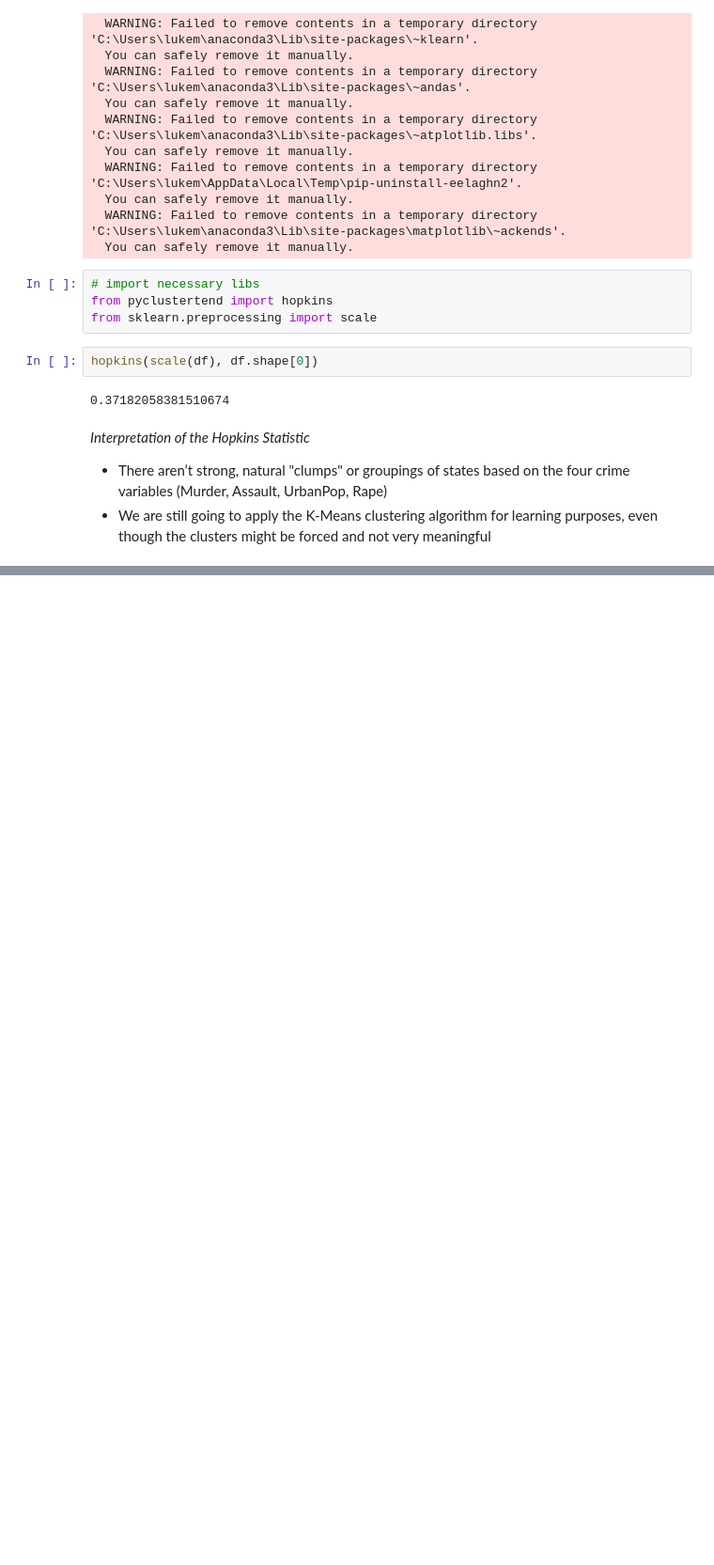
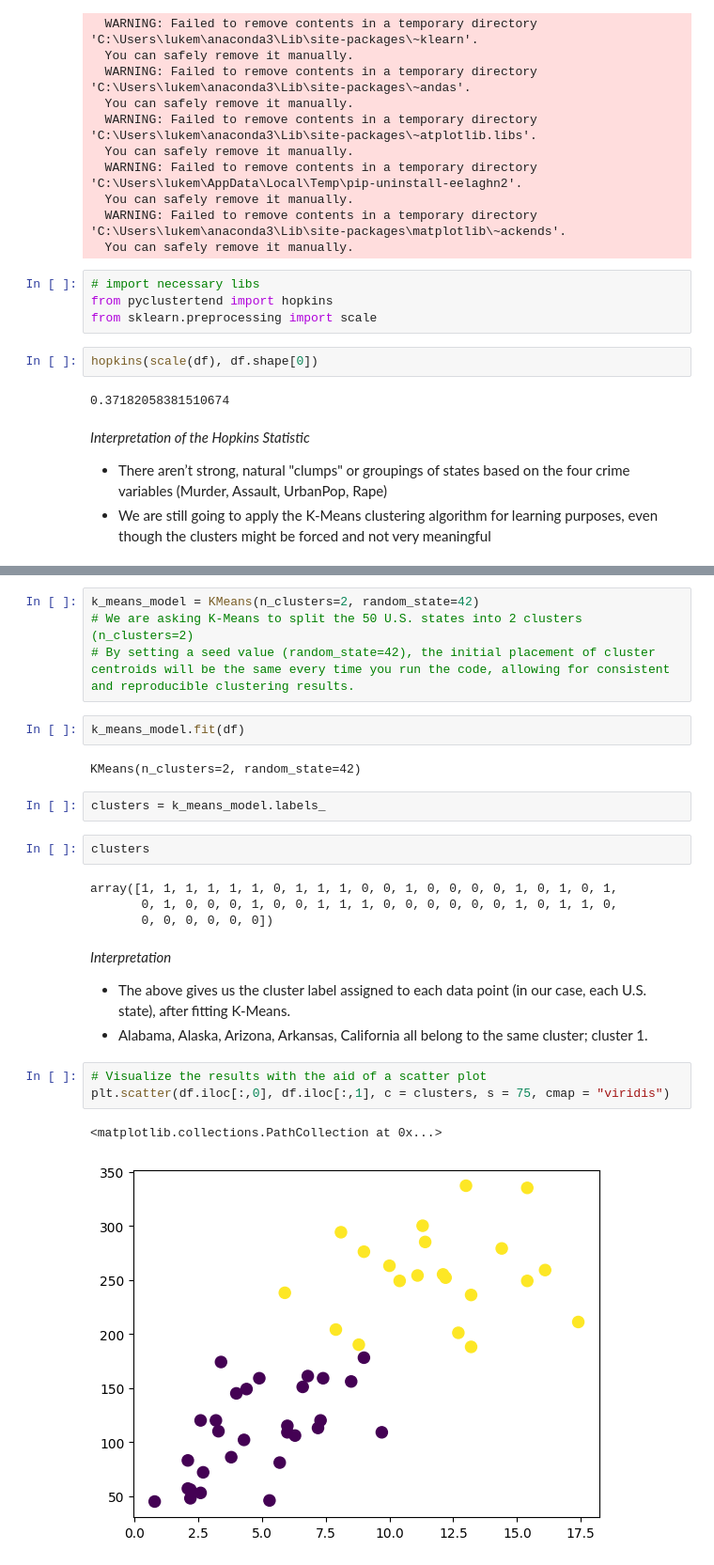
Before and after one commit to AtRealMasterLuke/US-violent-crime-analysis, a Jupyter notebook: US Crime Rates.ipynb, the cells around one changed output, grey strips where cells are left out. Shown at 94% size. Saved outputs shown, nothing was run; the diff lists cells and outputs as text; blank space fills up the shorter version.

Commit message:
K-Means Modelling

```diff
--- a/US Crime Rates.ipynb
+++ b/US Crime Rates.ipynb
@@ -120,0 +125,26 @@ hopkins(scale(df), df.shape[0])
+# %%
+k_means_model = KMeans(n_clusters=2, random_state=42)
+# We are asking K-Means to split the 50 U.S. states into 2 clusters (n_clusters=2)
+# By setting a seed value (random_state=42), the initial placement of cluster centroids will be the same every time you run the code, allowing for consistent and reproducible clustering results.
+# %%
+k_means_model.fit(df)
+# %% [output]
+KMeans(n_clusters=2, random_state=42)
+# %%
+clusters = k_means_model.labels_
+# %%
+clusters
+# %% [output]
+array([1, 1, 1, 1, 1, 1, 0, 1, 1, 1, 0, 0, 1, 0, 0, 0, 0, 1, 0, 1, 0, 1,
+       0, 1, 0, 0, 0, 1, 0, 0, 1, 1, 1, 0, 0, 0, 0, 0, 0, 1, 0, 1, 1, 0,
+       0, 0, 0, 0, 0, 0])
+# %% [markdown]
+*Interpretation*
+- The above gives us the cluster label assigned to each data point (in our case, each U.S. state), after fitting K-Means.
+- Alabama, Alaska, Arizona, Arkansas, California all belong to the same cluster; cluster 1.
+# %%
+# Visualize the results with the aid of a scatter plot
+plt.scatter(df.iloc[:,0], df.iloc[:,1], c = clusters, s = 75, cmap = "viridis")
+# %% [output]
+<matplotlib.collections.PathCollection at 0x...>
+[figure, added]
```
Also changed, not shown: parts of 8 cells of this notebook.
